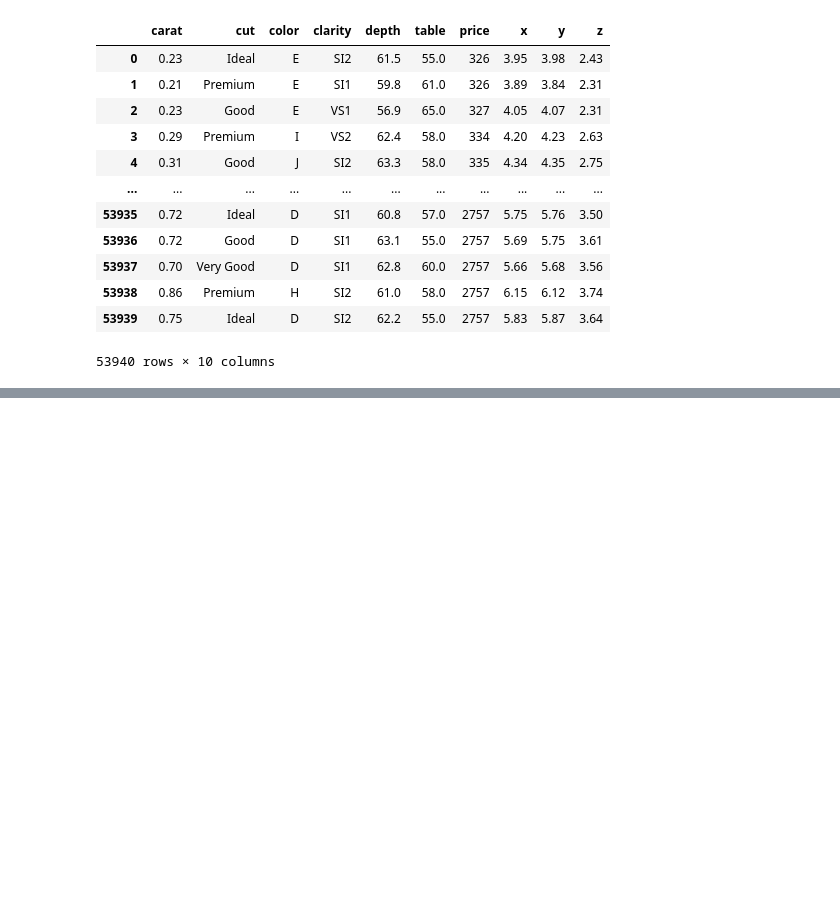
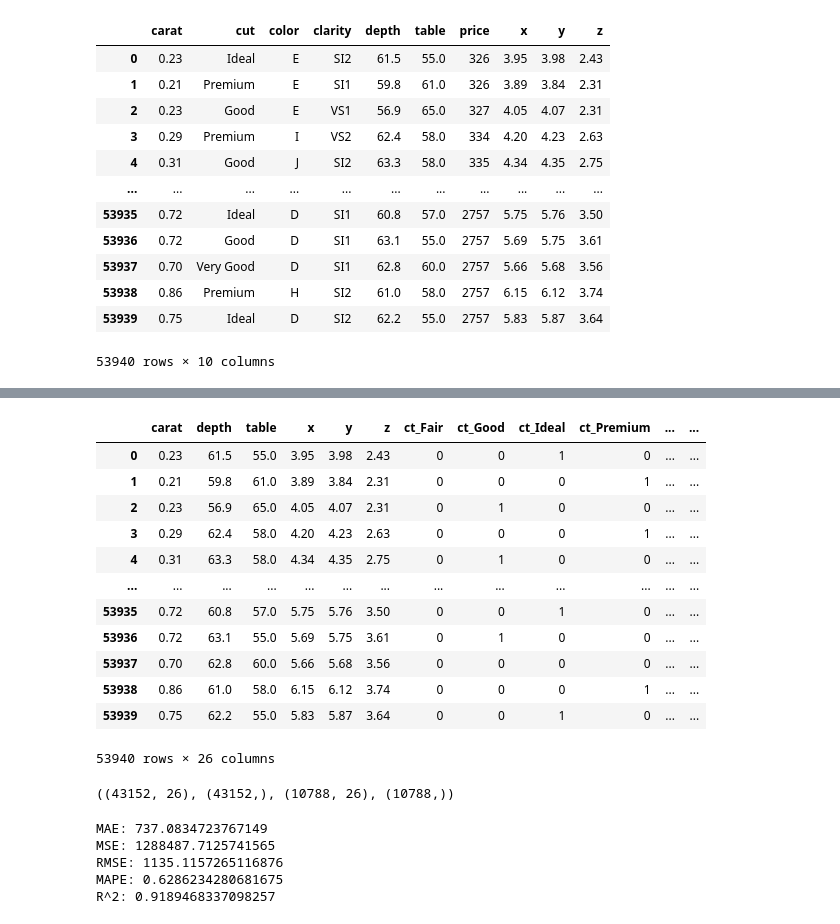
Before and after one commit to Cheburilla/Practicum-Python, a Jupyter notebook: notebooks/1.ipynb, the cells around one changed output, grey strips where cells are left out. Cells and saved outputs as stored; diff of their text form; code cells hidden in the pictures; blank space fills up the shorter version.

```diff
--- a/notebooks/1.ipynb
+++ b/notebooks/1.ipynb
@@ -20,0 +64,4 @@ data
+# %%
+y = data["price"]
+X = data.drop(["price"], axis=1)
+y
@@ -20,0 +81,22 @@ data
+# %%
+X
+# %% [output]
+|  | carat | depth | table | x | y | z | ct_Fair | ct_Good | ct_Ideal | ct_Premium | ... | ... |
+| 0 | 0.23 | 61.5 | 55.0 | 3.95 | 3.98 | 2.43 | 0 | 0 | 1 | 0 | ... | ... |
+| 1 | 0.21 | 59.8 | 61.0 | 3.89 | 3.84 | 2.31 | 0 | 0 | 0 | 1 | ... | ... |
+| 2 | 0.23 | 56.9 | 65.0 | 4.05 | 4.07 | 2.31 | 0 | 1 | 0 | 0 | ... | ... |
+| 3 | 0.29 | 62.4 | 58.0 | 4.20 | 4.23 | 2.63 | 0 | 0 | 0 | 1 | ... | ... |
+| 4 | 0.31 | 63.3 | 58.0 | 4.34 | 4.35 | 2.75 | 0 | 1 | 0 | 0 | ... | ... |
+| ... | ... | ... | ... | ... | ... | ... | ... | ... | ... | ... | ... | ... |
+| 53935 | 0.72 | 60.8 | 57.0 | 5.75 | 5.76 | 3.50 | 0 | 0 | 1 | 0 | ... | ... |
+| 53936 | 0.72 | 63.1 | 55.0 | 5.69 | 5.75 | 3.61 | 0 | 1 | 0 | 0 | ... | ... |
+| 53937 | 0.70 | 62.8 | 60.0 | 5.66 | 5.68 | 3.56 | 0 | 0 | 0 | 0 | ... | ... |
+| 53938 | 0.86 | 61.0 | 58.0 | 6.15 | 6.12 | 3.74 | 0 | 0 | 0 | 1 | ... | ... |
+| 53939 | 0.75 | 62.2 | 55.0 | 5.83 | 5.87 | 3.64 | 0 | 0 | 1 | 0 | ... | ... |
+53940 rows × 26 columns
+# %%
+X_train, X_test, y_train, y_test = train_test_split(X, y, test_size=0.2, random_state=42)
+
+X_train.shape, y_train.shape, X_test.shape, y_test.shape
+# %% [output]
+((43152, 26), (43152,), (10788, 26), (10788,))
@@ -20,0 +107,12 @@ data
+# %%
+print(f'MAE: {mean_absolute_error(y_test, y_pred)}')
+print(f'MSE: {mean_squared_error(y_test, y_pred)}')
+print(f'RMSE: {sqrt(mean_squared_error(y_test, y_pred))}')
+print(f'MAPE: {sqrt(mean_absolute_percentage_error(y_test, y_pred))}')
+print(f'R^2: {lr.score(X_test, y_test)}')
+# %% [output]
+MAE: 737.0834723767149
+MSE: 1288487.7125741565
+RMSE: 1135.1157265116876
+MAPE: 0.6286234280681675
+R^2: 0.9189468337098257
```
Also changed, not shown: parts of 32 cells of this notebook.
